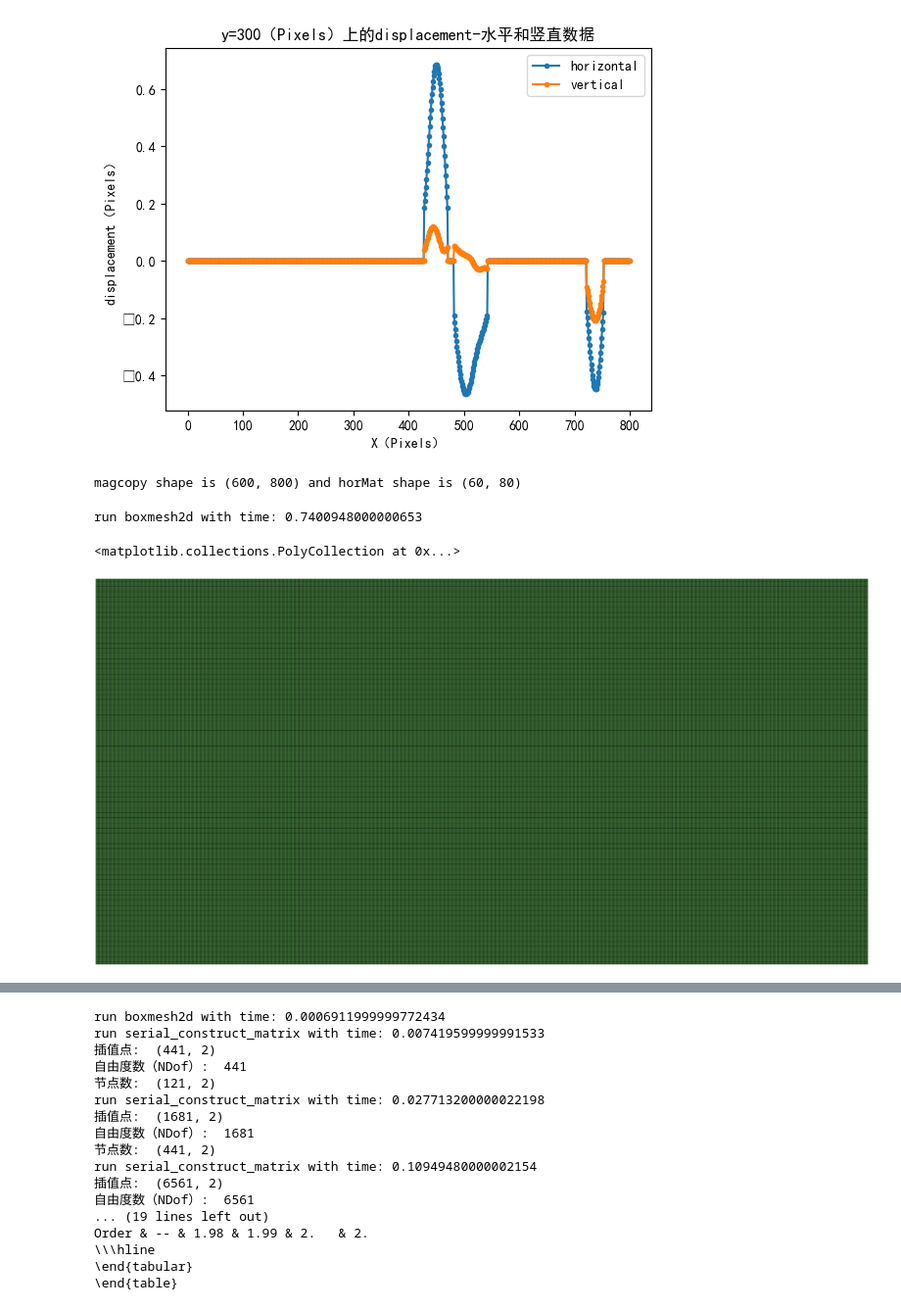
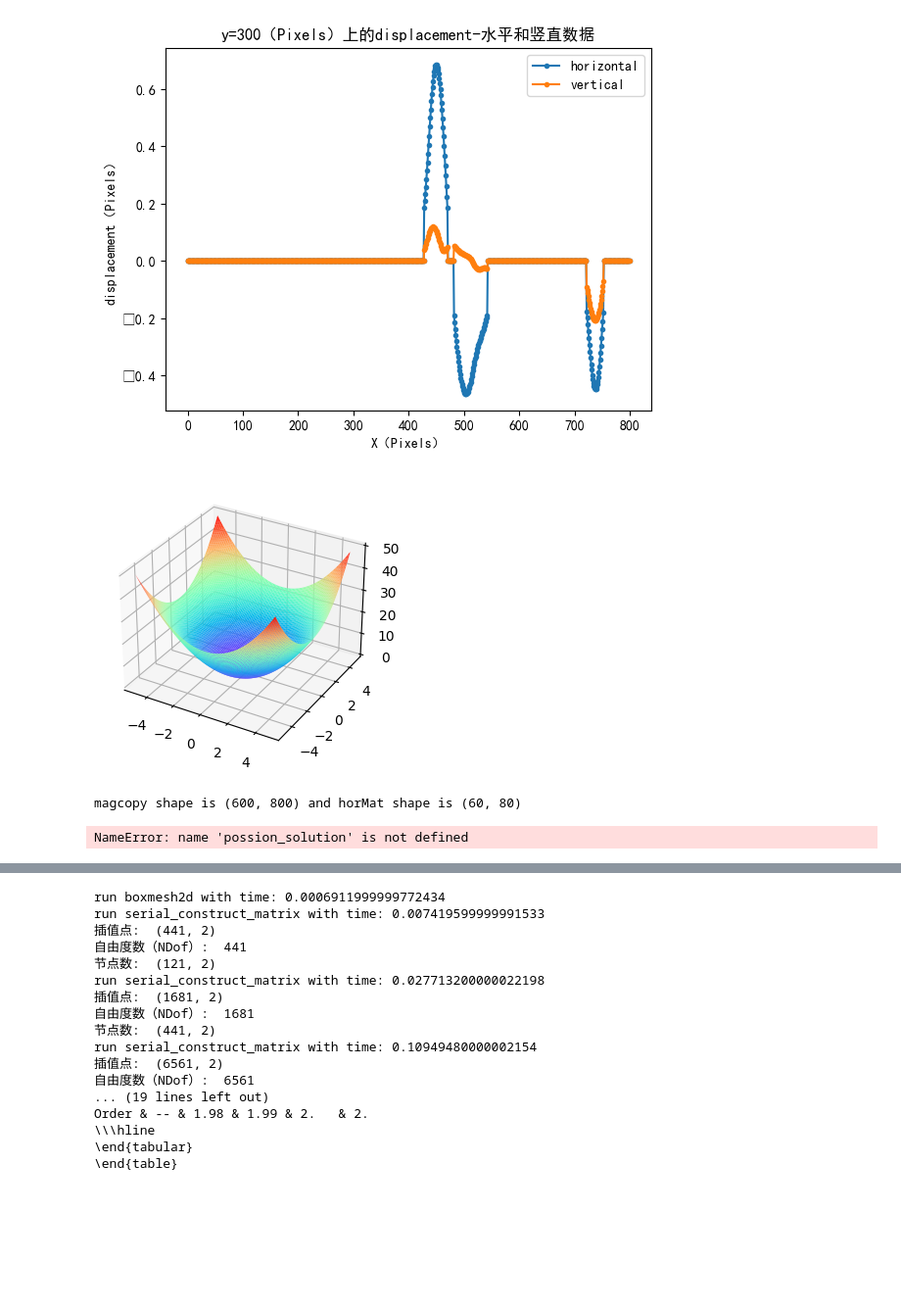
Before and after one commit to synjoker/20210803FDM01, a Jupyter notebook: PDEPOISSONSOLVER copy.ipynb, the cells around one changed output, grey strips where cells are left out. Shown at 98% size. Saved outputs shown, nothing was run; the diff lists cells and outputs as text; code cells hidden in the pictures; blank space fills up the shorter version.

```diff
--- a/PDEPOISSONSOLVER copy.ipynb
+++ b/PDEPOISSONSOLVER copy.ipynb
@@ -81,6 +126,27 @@ plt.legend(['horizontal', 'vertical'])  # 设置折线名称
 plt.show()  # 显示折线图
 # %% [output]
 [figure]
+# %%
+import numpy as np
+#  这样的目的画成一个
+import matplotlib.pyplot as plt
+from mpl_toolkits.mplot3d import Axes3D
+
+
+x = np.arange(-5, 5, 0.1)
+y = np.arange(-5, 5, 0.1)
+xx, yy = np.meshgrid(x, y )  # 转换成二维的矩阵坐标
+
+
+fig = plt.figure(1, figsize=(12, 8))
+zz =  (xx**2 + yy**2)
+ax = fig.add_subplot(2, 2, 1, projection='3d')
+ax.set_top_view()
+
+ax.plot_surface(xx, yy, zz, rstride=1, cstride=1, cmap='rainbow')
+plt.show()
+# %% [output]
+[figure, added]
 # %%
 # 自定义卷积函数
 def my_conv(input, kernel, step):
@@ -212,9 +336,7 @@ mesh.add_plot(axes)
 #cells = mesh.entity('cell')
 #edges = mesh.entity('edge')
 # %% [output]
-run boxmesh2d with time: 0.7400948000000653
+NameError: name 'possion_solution' is not defined
-<matplotlib.collections.PolyCollection at 0x...>
-[figure, removed]
 # %%
 import sys
 import numpy as np
```
Also changed, not shown: parts of 5 cells of this notebook, 10 other files.
